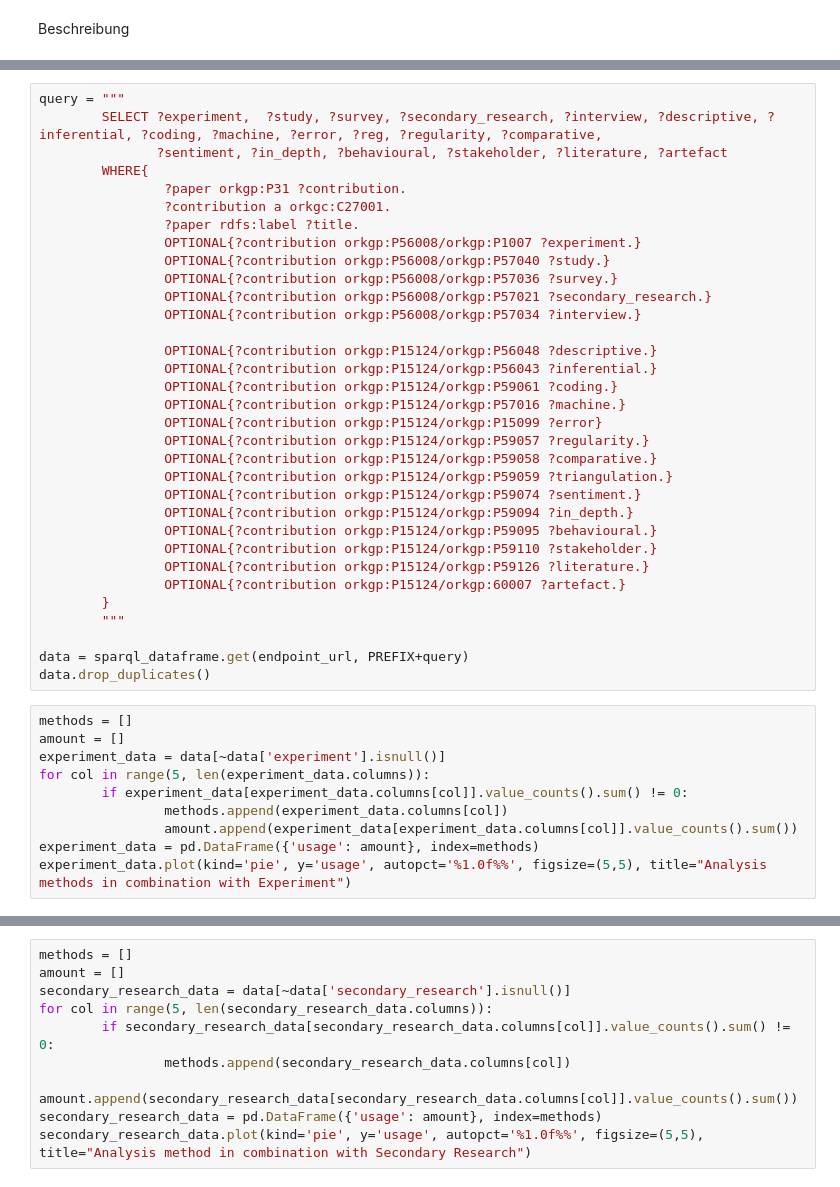
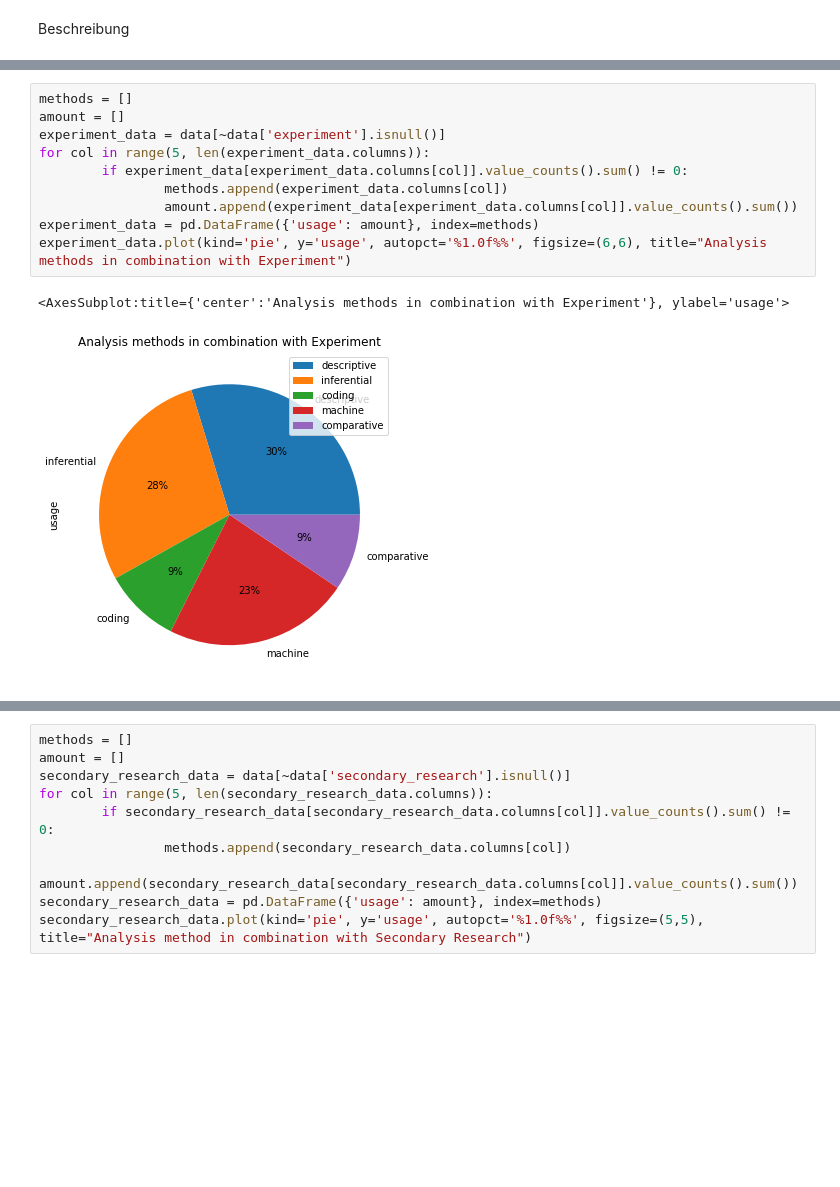
Before and after one commit to fWern/Bachelor-Thesis, a Jupyter notebook: sjoberg_roadmap_questions.ipynb, the cells around one changed output, grey strips where cells are left out. Cells and saved outputs as stored; diff of their text form; blank space fills up the shorter version.

```diff
--- a/sjoberg_roadmap_questions.ipynb
+++ b/sjoberg_roadmap_questions.ipynb
@@ -503,46 +317,16 @@ test.plot(kind='pie', y='usage', autopct='%1.0f%%', figsize=(7,7), title="Analys
-# %%
-query = """
-        SELECT ?experiment,  ?study, ?survey, ?secondary_research, ?interview, ?descriptive, ?inferential, ?coding, ?machine, ?error, ?reg, ?regularity, ?comparative,
-               ?sentiment, ?in_depth, ?behavioural, ?stakeholder, ?literature, ?artefact
-        WHERE{
-                ?paper orkgp:P31 ?contribution.
-                ?contribution a orkgc:C27001.
-                ?paper rdfs:label ?title.
-                OPTIONAL{?contribution orkgp:P56008/orkgp:P1007 ?experiment.}
-                OPTIONAL{?contribution orkgp:P56008/orkgp:P57040 ?study.}
-                OPTIONAL{?contribution orkgp:P56008/orkgp:P57036 ?survey.}
-                OPTIONAL{?contribution orkgp:P56008/orkgp:P57021 ?secondary_research.}
-                OPTIONAL{?contribution orkgp:P56008/orkgp:P57034 ?interview.}
-
-                OPTIONAL{?contribution orkgp:P15124/orkgp:P56048 ?descriptive.}
-                OPTIONAL{?contribution orkgp:P15124/orkgp:P56043 ?inferential.}
-                OPTIONAL{?contribution orkgp:P15124/orkgp:P59061 ?coding.}
-                OPTIONAL{?contribution orkgp:P15124/orkgp:P57016 ?machine.}
-                OPTIONAL{?contribution orkgp:P15124/orkgp:P15099 ?error}
-                OPTIONAL{?contribution orkgp:P15124/orkgp:P59057 ?regularity.}
-                OPTIONAL{?contribution orkgp:P15124/orkgp:P59058 ?comparative.}
-                OPTIONAL{?contribution orkgp:P15124/orkgp:P59059 ?triangulation.}
-                OPTIONAL{?contribution orkgp:P15124/orkgp:P59074 ?sentiment.}
-                OPTIONAL{?contribution orkgp:P15124/orkgp:P59094 ?in_depth.}
-                OPTIONAL{?contribution orkgp:P15124/orkgp:P59095 ?behavioural.}
-                OPTIONAL{?contribution orkgp:P15124/orkgp:P59110 ?stakeholder.}
-                OPTIONAL{?contribution orkgp:P15124/orkgp:P59126 ?literature.}
-                OPTIONAL{?contribution orkgp:P15124/orkgp:60007 ?artefact.}
-        }
-        """
-
-data = sparql_dataframe.get(endpoint_url, PREFIX+query)
-data.drop_duplicates()
 # %%
 methods = []
 amount = []
 experiment_data = data[~data['experiment'].isnull()]
 for col in range(5, len(experiment_data.columns)):
         if experiment_data[experiment_data.columns[col]].value_counts().sum() != 0:
                 methods.append(experiment_data.columns[col])
                 amount.append(experiment_data[experiment_data.columns[col]].value_counts().sum())
 experiment_data = pd.DataFrame({'usage': amount}, index=methods)
-experiment_data.plot(kind='pie', y='usage', autopct='%1.0f%%', figsize=(5,5), title="Analysis methods in combination with Experiment")
+experiment_data.plot(kind='pie', y='usage', autopct='%1.0f%%', figsize=(6,6), title="Analysis methods in combination with Experiment")
+# %% [output]
+<AxesSubplot:title={'center':'Analysis methods in combination with Experiment'}, ylabel='usage'>
+[figure, added]
 # %%
 types = []
 amount = []
```
Also changed, not shown: parts of 10 cells of this notebook.
